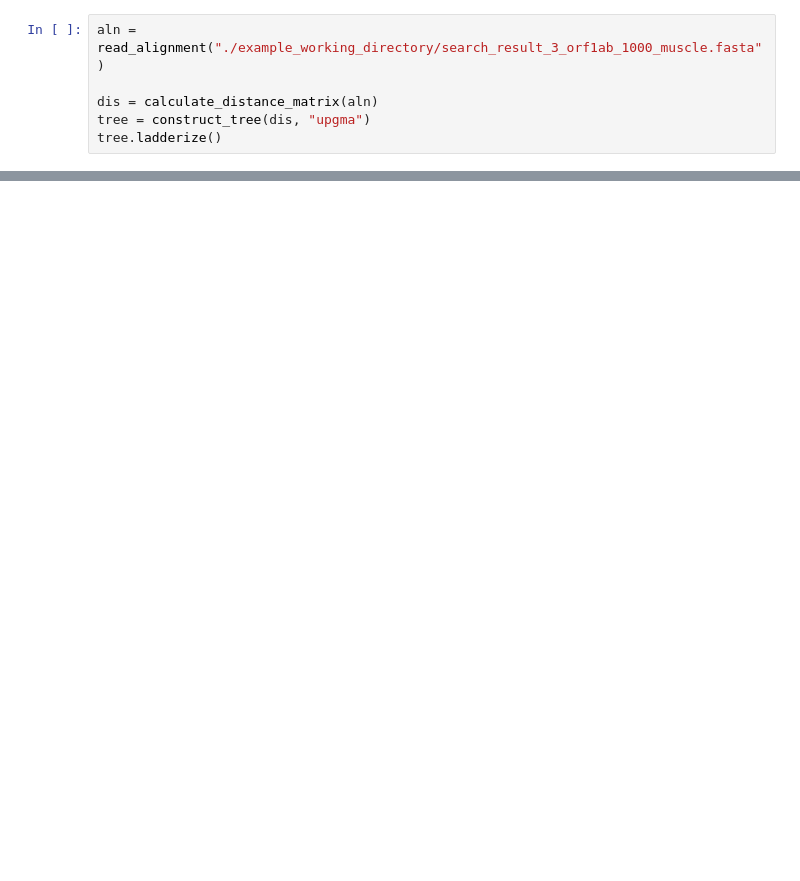
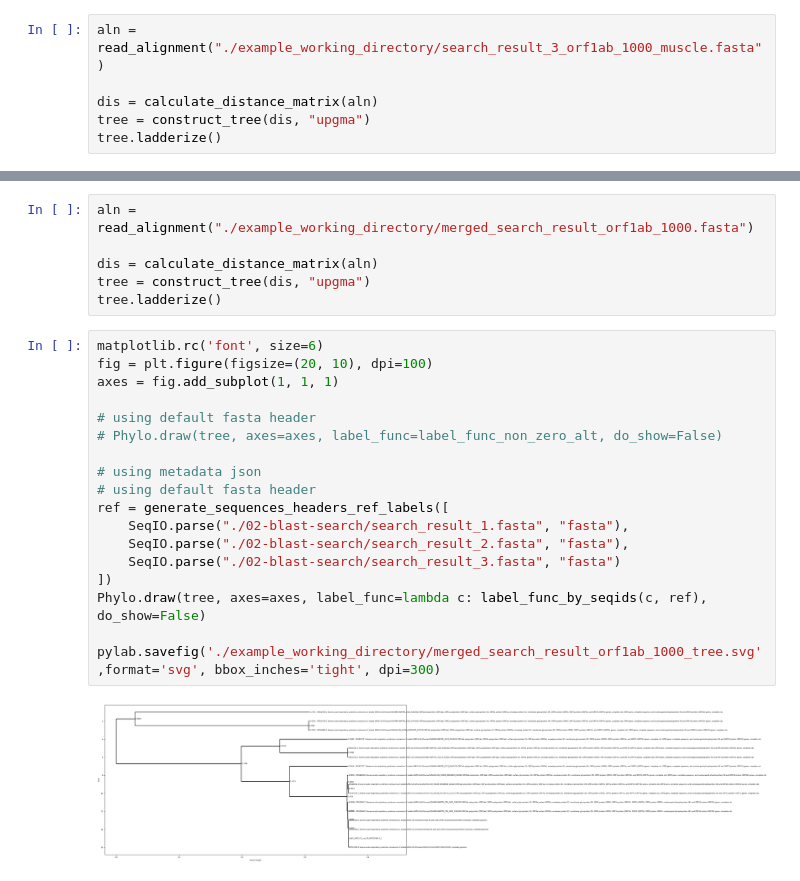
Before and after one commit to yazidzm010101/sars-cov2-blast-phylogenetic, a Jupyter notebook: main_phylo.ipynb, the cells around one changed output, grey strips where cells are left out. Cells and saved outputs as stored; diff of their text form; blank space fills up the shorter version.

Commit message:
Added merge result example

```diff
--- a/main_phylo.ipynb
+++ b/main_phylo.ipynb
@@ -224,0 +223,26 @@ Phylo.draw(tree, axes=axes, label_func=lambda c: label_func_by_seqids(c, ref), d
+# %%
+aln = read_alignment("./example_working_directory/merged_search_result_orf1ab_1000.fasta")
+
+dis = calculate_distance_matrix(aln)
+tree = construct_tree(dis, "upgma")
+tree.ladderize()
+# %%
+matplotlib.rc('font', size=6)
+fig = plt.figure(figsize=(20, 10), dpi=100)
+axes = fig.add_subplot(1, 1, 1)
+
+# using default fasta header
+# Phylo.draw(tree, axes=axes, label_func=label_func_non_zero_alt, do_show=False)
+
+# using metadata json
+# using default fasta header
+ref = generate_sequences_headers_ref_labels([
+    SeqIO.parse("./02-blast-search/search_result_1.fasta", "fasta"),
+    SeqIO.parse("./02-blast-search/search_result_2.fasta", "fasta"),
+    SeqIO.parse("./02-blast-search/search_result_3.fasta", "fasta")
+])
+Phylo.draw(tree, axes=axes, label_func=lambda c: label_func_by_seqids(c, ref), do_show=False)
+
+pylab.savefig('./example_working_directory/merged_search_result_orf1ab_1000_tree.svg',format='svg', bbox_inches='tight', dpi=300)
+# %% [output]
+[figure, added]
```
Also changed, not shown: parts of 8 cells of this notebook, 12 other files.
